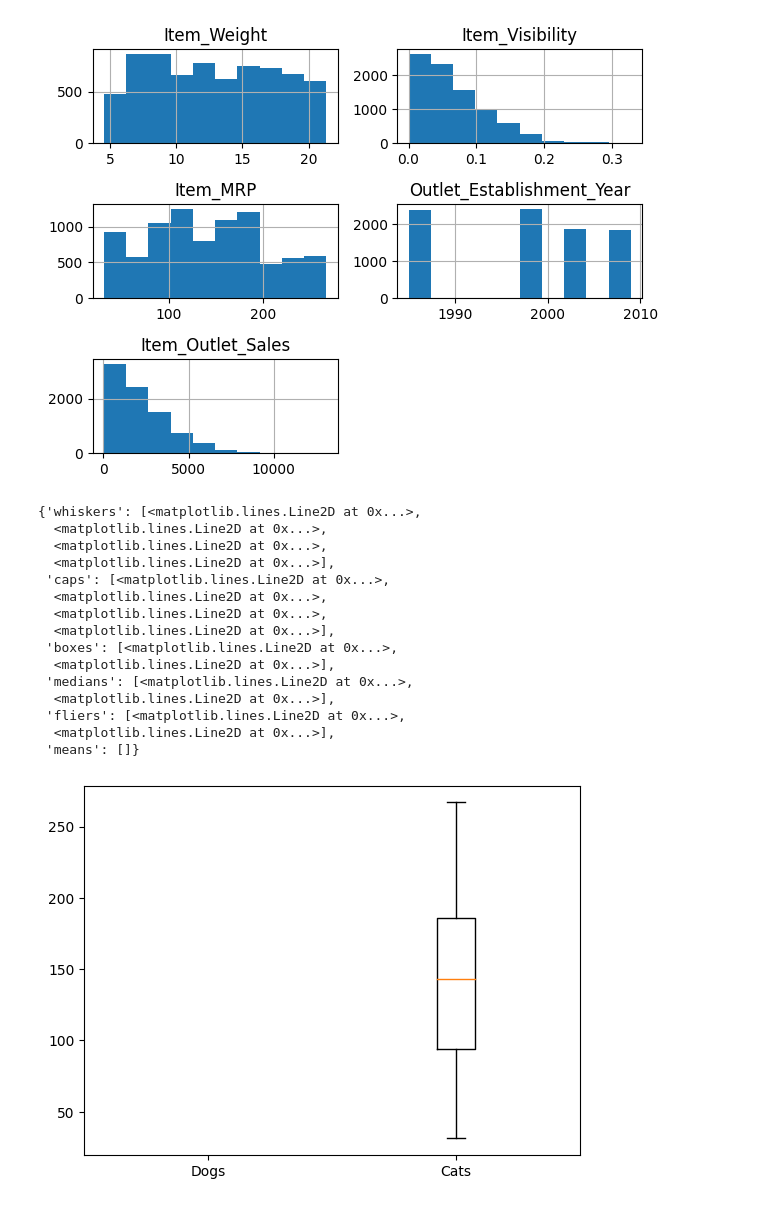
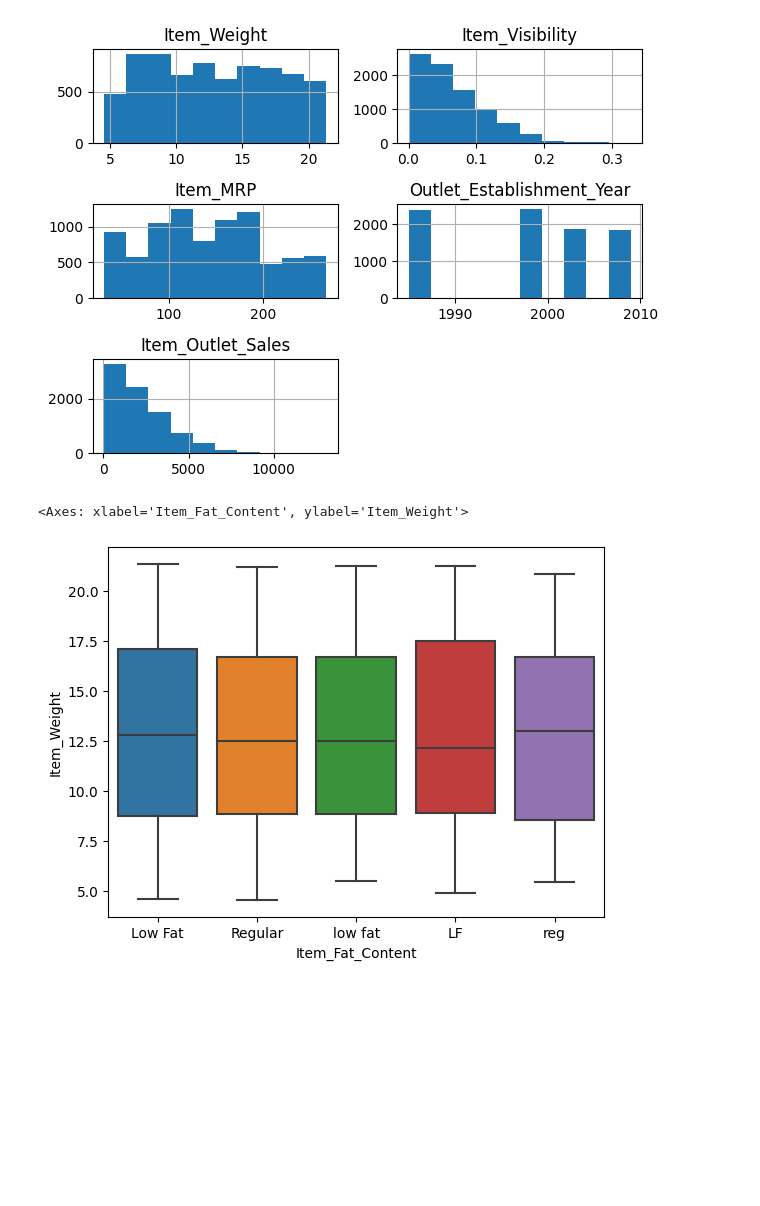
Before and after one commit to PatriciaReyesAv/Prediccion-de-ventas, a Jupyter notebook: Sales_predictions.ipynb, the cells around one changed output. Saved outputs shown, nothing was run; the diff lists cells and outputs as text; code cells hidden in the pictures; blank space fills up the shorter version.

```diff
--- a/Sales_predictions.ipynb
+++ b/Sales_predictions.ipynb
@@ -216,21 +216,7 @@ plt.tight_layout()
 [figure]
 # %%
 # 3.2 Boxplot para ver resúmenes estadísticos de diversas características en el conjunto de datos.
-plt.boxplot([sales_doc['Item_Weight'],sales_doc['Item_MRP']],labels=['Dogs','Cats'])
+sns.boxplot(x='Item_Fat_Content',y='Item_Weight',data=sales_doc)
 # %% [output]
-{'whiskers': [<matplotlib.lines.Line2D at 0x...>,
-  <matplotlib.lines.Line2D at 0x...>,
-  <matplotlib.lines.Line2D at 0x...>,
-  <matplotlib.lines.Line2D at 0x...>],
- 'caps': [<matplotlib.lines.Line2D at 0x...>,
-  <matplotlib.lines.Line2D at 0x...>,
-  <matplotlib.lines.Line2D at 0x...>,
-  <matplotlib.lines.Line2D at 0x...>],
- 'boxes': [<matplotlib.lines.Line2D at 0x...>,
-  <matplotlib.lines.Line2D at 0x...>],
- 'medians': [<matplotlib.lines.Line2D at 0x...>,
-  <matplotlib.lines.Line2D at 0x...>],
- 'fliers': [<matplotlib.lines.Line2D at 0x...>,
-  <matplotlib.lines.Line2D at 0x...>],
- 'means': []}
+<Axes: xlabel='Item_Fat_Content', ylabel='Item_Weight'>
-[figure, old version]
+[figure, new version]
```
Also changed, not shown: parts of 2 cells of this notebook.
